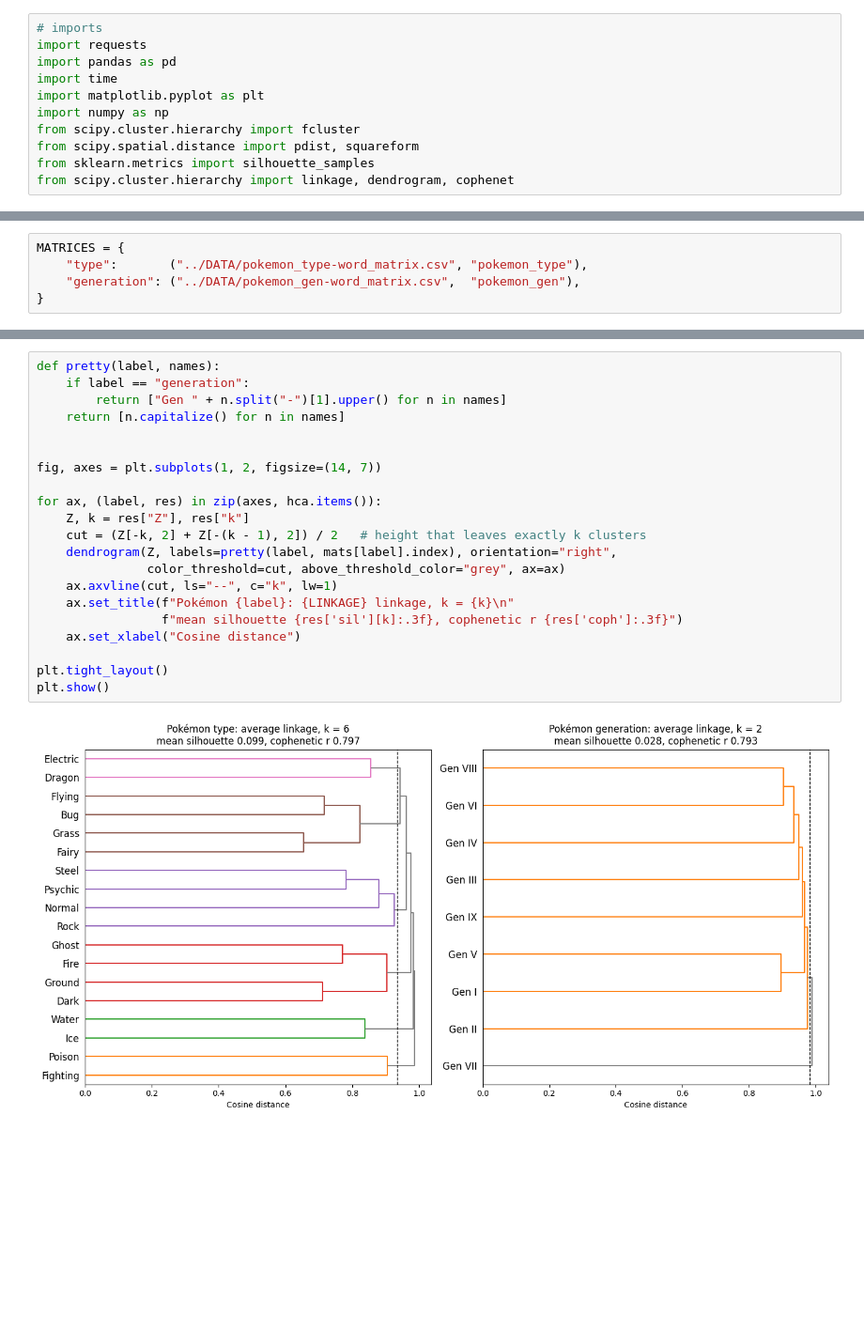
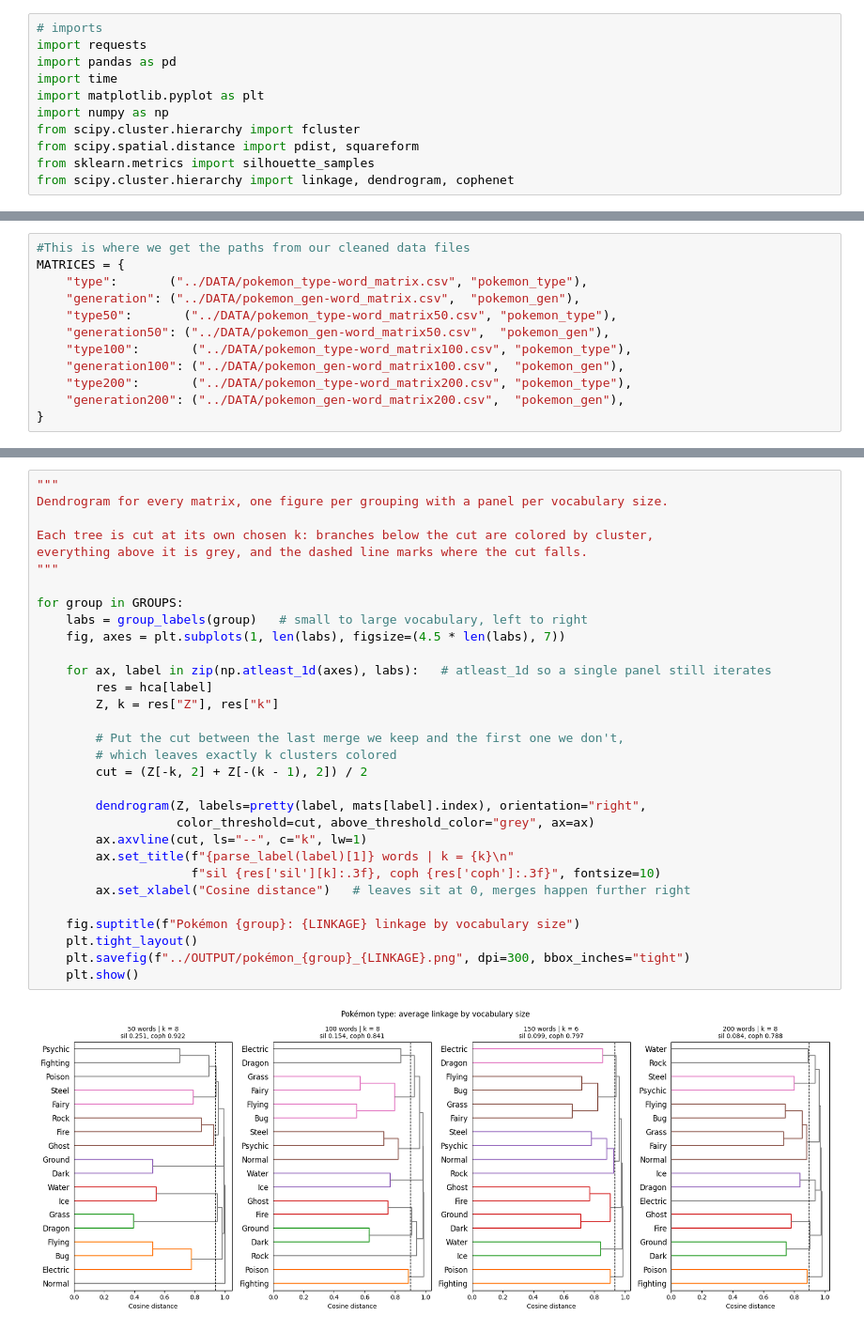
Before and after one commit to Thieron/DS-4002-group-01, a Jupyter notebook: project1/SCRIPTS/Analysis.ipynb, the cells around one changed output, grey strips where cells are left out. Shown at 94% size. Cells and saved outputs as stored; diff of their text form; blank space fills up the shorter version.

Commit message:
Addedd more helpers for new data, created analysis for that data, made a comparision chart, and some clean up on the ipynd file

```diff
--- a/project1/SCRIPTS/Analysis.ipynb
+++ b/project1/SCRIPTS/Analysis.ipynb
@@ -163,6 +211,13 @@ def load_matrix(path, label_col):
 # %%
+#This is where we get the paths from our cleaned data files
 MATRICES = {
     "type":       ("../DATA/pokemon_type-word_matrix.csv", "pokemon_type"),
     "generation": ("../DATA/pokemon_gen-word_matrix.csv",  "pokemon_gen"),
+    "type50":       ("../DATA/pokemon_type-word_matrix50.csv", "pokemon_type"),
+    "generation50": ("../DATA/pokemon_gen-word_matrix50.csv",  "pokemon_gen"),
+    "type100":       ("../DATA/pokemon_type-word_matrix100.csv", "pokemon_type"),
+    "generation100": ("../DATA/pokemon_gen-word_matrix100.csv",  "pokemon_gen"),
+    "type200":       ("../DATA/pokemon_type-word_matrix200.csv", "pokemon_type"),
+    "generation200": ("../DATA/pokemon_gen-word_matrix200.csv",  "pokemon_gen"),
 }
 # %%
@@ -263,23 +349,33 @@ for label, m in mats.items():
 # %%
-def pretty(label, names):
-    if label == "generation":
-        return ["Gen " + n.split("-")[1].upper() for n in names]
-    return [n.capitalize() for n in names]
+"""
+Dendrogram for every matrix, one figure per grouping with a panel per vocabulary size.
 
+Each tree is cut at its own chosen k: branches below the cut are colored by cluster,
+everything above it is grey, and the dashed line marks where the cut falls.
+"""
 
-fig, axes = plt.subplots(1, 2, figsize=(14, 7))
+for group in GROUPS:
+    labs = group_labels(group)   # small to large vocabulary, left to right
+    fig, axes = plt.subplots(1, len(labs), figsize=(4.5 * len(labs), 7))
 
-for ax, (label, res) in zip(axes, hca.items()):
-    Z, k = res["Z"], res["k"]
-    cut = (Z[-k, 2] + Z[-(k - 1), 2]) / 2   # height that leaves exactly k clusters
-    dendrogram(Z, labels=pretty(label, mats[label].index), orientation="right",
-               color_threshold=cut, above_threshold_color="grey", ax=ax)
-    ax.axvline(cut, ls="--", c="k", lw=1)
-    ax.set_title(f"Pokémon {label}: {LINKAGE} linkage, k = {k}\n"
-                 f"mean silhouette {res['sil'][k]:.3f}, cophenetic r {res['coph']:.3f}")
-    ax.set_xlabel("Cosine distance")
+    for ax, label in zip(np.atleast_1d(axes), labs):   # atleast_1d so a single panel still iterates
+        res = hca[label]
+        Z, k = res["Z"], res["k"]
 
-plt.tight_layout()
-plt.show()
+        # Put the cut between the last merge we keep and the first one we don't,
+        # which leaves exactly k clusters colored
+        cut = (Z[-k, 2] + Z[-(k - 1), 2]) / 2
+
+        dendrogram(Z, labels=pretty(label, mats[label].index), orientation="right",
+                   color_threshold=cut, above_threshold_color="grey", ax=ax)
+        ax.axvline(cut, ls="--", c="k", lw=1)
+        ax.set_title(f"{parse_label(label)[1]} words | k = {k}\n"
+                     f"sil {res['sil'][k]:.3f}, coph {res['coph']:.3f}", fontsize=10)
+        ax.set_xlabel("Cosine distance")   # leaves sit at 0, merges happen further right
+
+    fig.suptitle(f"Pokémon {group}: {LINKAGE} linkage by vocabulary size")
+    plt.tight_layout()
+    plt.savefig(f"../OUTPUT/pokémon_{group}_{LINKAGE}.png", dpi=300, bbox_inches="tight")
+    plt.show()
 # %% [output]
-[figure, old version]
+[figure, new version]
```
Also changed, not shown: parts of 14 cells of this notebook, 4 other files.
